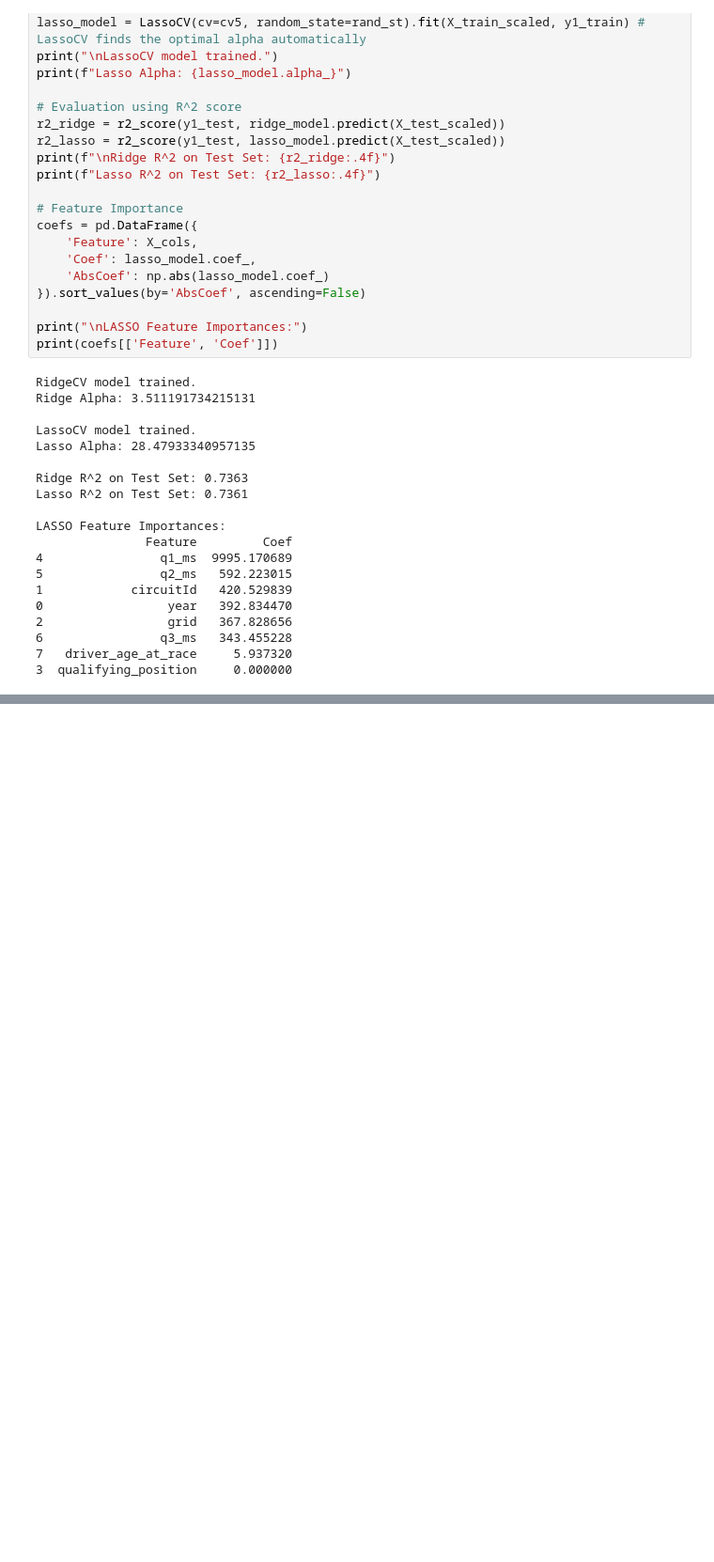
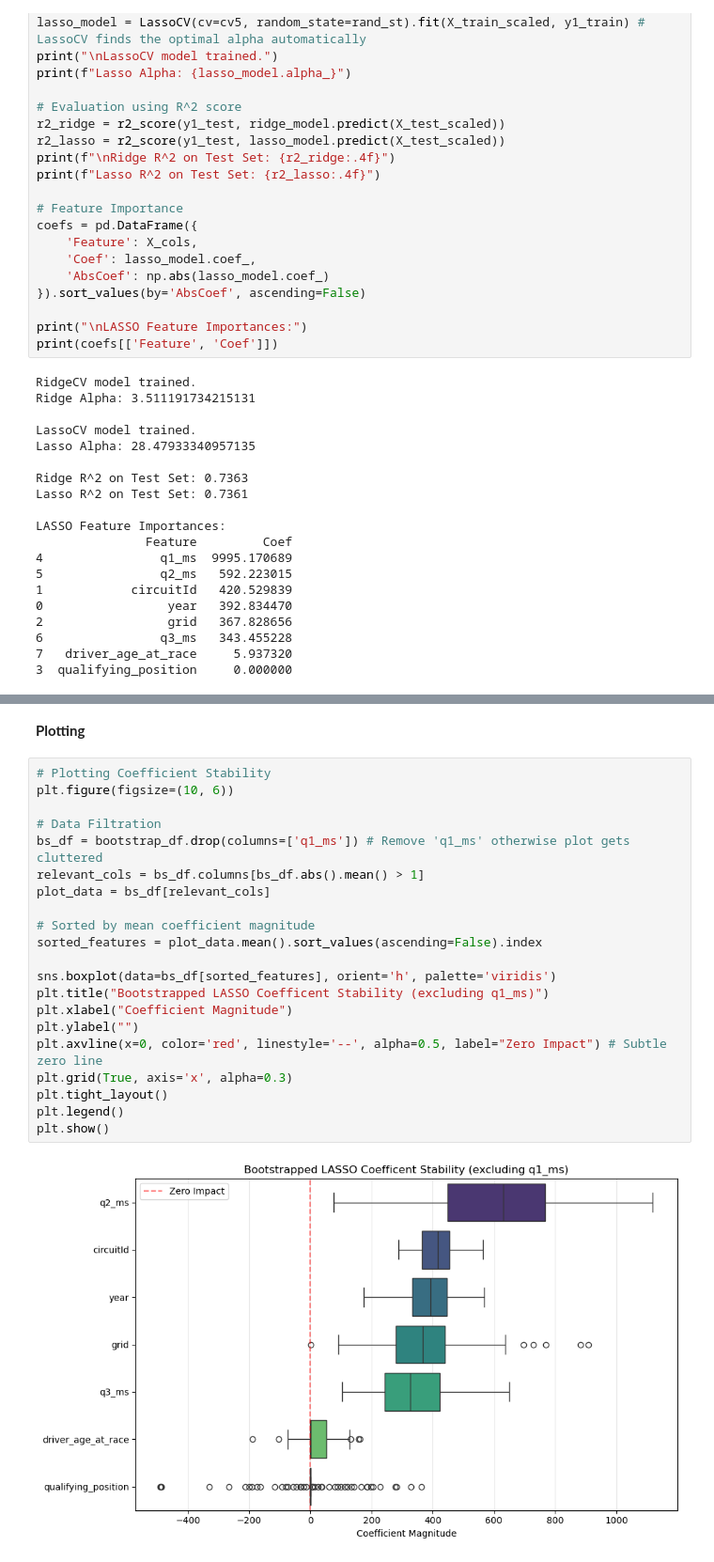
Before and after one commit to shehzanwar/DMSL7406, a Jupyter notebook: Project/f1_proj.ipynb, the cells around one changed output, grey strips where cells are left out. Shown: that part at 94% size. Drawn from its saved outputs; the diff is of its cells as text; blank space fills up the shorter version.

```diff
--- a/Project/f1_proj.ipynb
+++ b/Project/f1_proj.ipynb
@@ -377,0 +350,25 @@ Final Test Set MSE - PLS (k=6): 20.06
+# %% [markdown]
+**Plotting**
+# %%
+# Plotting Coefficient Stability
+plt.figure(figsize=(10, 6))
+
+# Data Filtration
+bs_df = bootstrap_df.drop(columns=['q1_ms']) # Remove 'q1_ms' otherwise plot gets cluttered
+relevant_cols = bs_df.columns[bs_df.abs().mean() > 1]
+plot_data = bs_df[relevant_cols]
+
+# Sorted by mean coefficient magnitude
+sorted_features = plot_data.mean().sort_values(ascending=False).index
+
+sns.boxplot(data=bs_df[sorted_features], orient='h', palette='viridis')
+plt.title("Bootstrapped LASSO Coefficent Stability (excluding q1_ms)")
+plt.xlabel("Coefficient Magnitude")
+plt.ylabel("")
+plt.axvline(x=0, color='red', linestyle='--', alpha=0.5, label="Zero Impact") # Subtle zero line
+plt.grid(True, axis='x', alpha=0.3)
+plt.tight_layout()
+plt.legend()
+plt.show()
+# %% [output]
+[figure, added]
```
Also changed, not shown: parts of 26 cells of this notebook, 4 other files.
